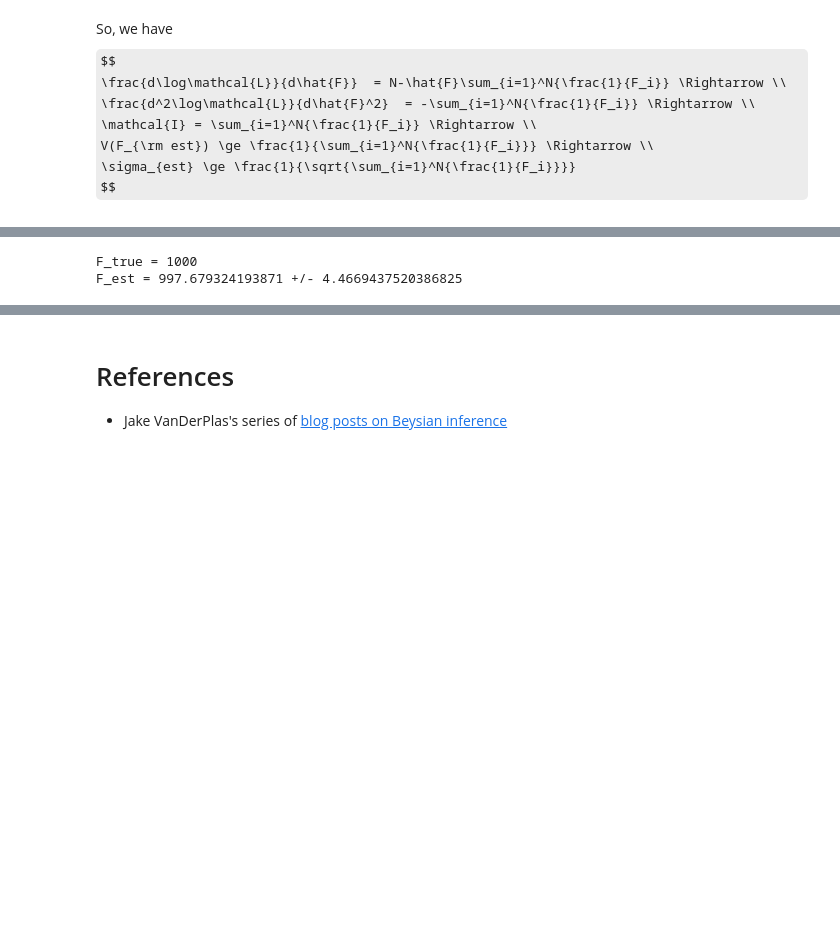
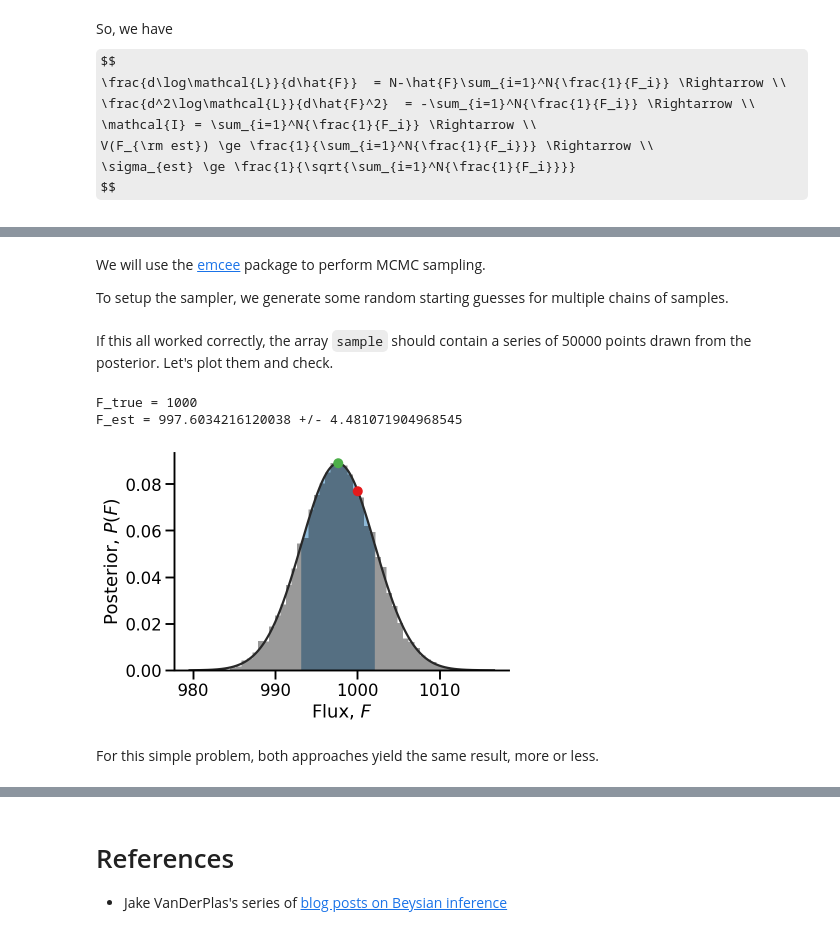
Before and after one commit to yoavram/SciComPy, a Jupyter notebook: notebooks/bayesian.ipynb, the cells around one changed output, grey strips where cells are left out. Cells and saved outputs as stored; diff of their text form; code cells hidden in the pictures; some formulas as TeX source; blank space fills up the shorter version.

Commit message:
almost finished complex model

```diff
--- a/notebooks/bayesian.ipynb
+++ b/notebooks/bayesian.ipynb
@@ -160,8 +226,55 @@ $$
+# %% [markdown]
+We will use the [emcee](https://emcee.readthedocs.io/) package to perform MCMC sampling.
+
+To setup the sampler, we generate some random starting guesses for multiple chains of samples.
+# %%
+ndim = 1  # number of parameters in the model
+nwalkers = 50  # number of MCMC walkers
+nburn = 1000  # "burn-in" period to let chains stabilize
+nsteps = 2000  # number of MCMC steps to take
+
+# we'll start at random locations between 0 and 2000
+guesses = 2000 * np.random.rand(nwalkers, ndim)
+# %%
+sampler = emcee.EnsembleSampler(
+    nwalkers=nwalkers,
+    ndim=ndim,
+    log_prob_fn=logPosterior,
+    args=[F]
+)
+sampler.run_mcmc(
+    initial_state=guesses,
+    nsteps=nsteps
+)
+
+# sampler.chain.shape = (nwalkers, nsteps, ndim)
+# discard burn-in points and flatten with ravel()
+sample = sampler.chain[:, nburn:, :].ravel()
+# %% [markdown]
+If this all worked correctly, the array `sample` should contain a series of 50000 points drawn from the posterior. Let's plot them and check.
 # %%
-F_est = scipy.stats.hmean(F) # = N / (1/F).sum()
-σ_est = ((1/F).sum())**(-0.5)
+F_est = sample.mean()
+σ_est = sample.std()
+
 print("F_true = {} \nF_est = {} +/- {}".format(
     F_true, F_est, σ_est))
 # %% [output]
 F_true = 1000
-F_est = 997.679324193871 +/- 4.4669437520386825
+F_est = 997.6034216120038 +/- 4.481071904968545
+# %%
+sns.distplot(sample, bins=50, color='k', kde=False, fit=scipy.stats.norm)
+
+norm = scipy.stats.norm(*scipy.stats.norm.fit(sample))
+
+plt.plot(F_true, norm.pdf(F_true), 'o', color=red)
+plt.plot(F_est, norm.pdf(F_est), 'o', color=green)
+F_range = np.linspace(F_est-σ_est, F_est+σ_est)
+plt.fill_between(F_range, 0, [norm.pdf(F_) for F_ in F_range], alpha=0.5, label='$\pm \sigma_{est}$')
+
+plt.xlabel("Flux, $F$")
+plt.ylabel("Posterior, $P(F)$")
+sns.despine()
+# %% [output]
+[figure, added]
+# %% [markdown]
+For this simple problem, both approaches yield the same result, more or less.
```
Also changed, not shown: parts of 34 cells of this notebook.
